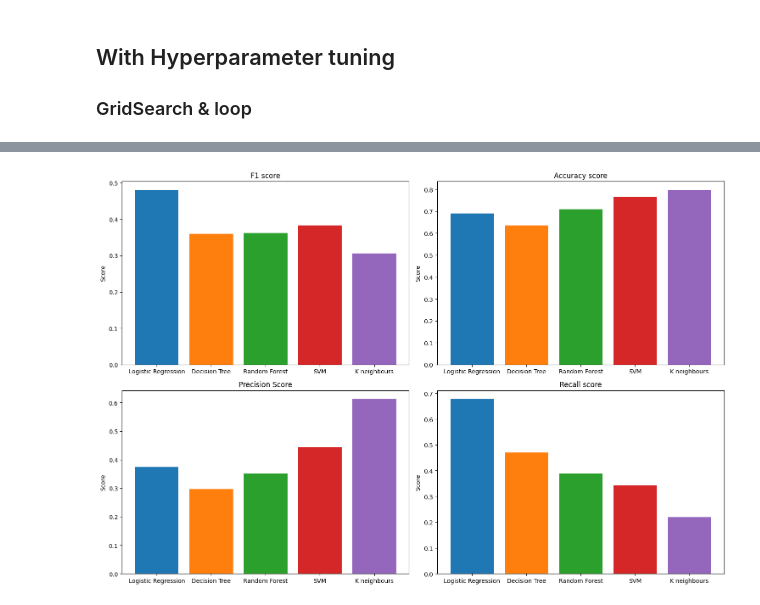
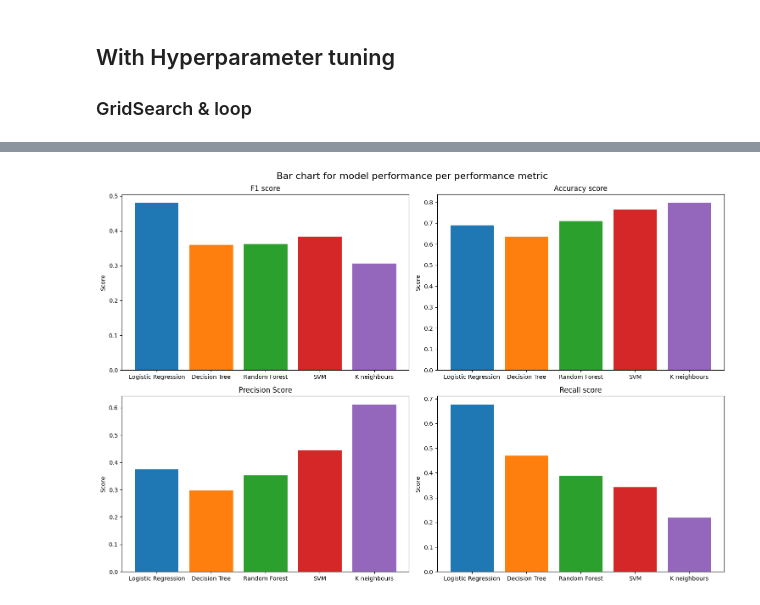
Before and after one commit to sophiak12/Individual_Project, a Jupyter notebook: src/models.ipynb, the cells around one changed output, grey strips where cells are left out. Saved outputs shown, nothing was run; the diff lists cells and outputs as text; code cells hidden in the pictures.

```diff
--- a/src/models.ipynb
+++ b/src/models.ipynb
@@ -358,25 +358,26 @@ display(binomialTestResultsGrid)
 | K neighbours | 0.663521 | 0.796875 | 0.305703 | 0.219231 | 0.611944 | [[480, 23], [107, 30]] | 1.195554e-13 |
 # %%
 significance_levels = [[test[1] < 0.01 for test in model] for model in tTestResults.values()]
-metrics = list(allMeanScores.keys()) #Performance metrics
+metrics = list(allMeanScores.keys()) #list fo performance metric keys
 metricTitles = ['F1 score', 'Accuracy score', 'Precision Score', 'Recall score']
 models = ['Logistic Regression', 'Decision Tree', 'Random Forest', 'SVM', 'K neighbours']
 
 fig, axs = plt.subplots(2, 2, figsize=(15, 10))
 axs = axs.flatten()
 
 for i, metric in enumerate(metrics):
     ax = axs[i]
     values = allMeanScores[metric]
     significance = significance_levels[i]
     bars = ax.bar(models, values, color=plt.cm.tab10(np.arange(len(models))))
     # Adding stars for significance of t tests
     for bar, p_value in zip(bars, significance):
         if p_value:
             ax.text(bar.get_x() + bar.get_width() / 2, bar.get_height(), '*', ha='center', va='bottom')
     ax.set_title(metricTitles[i])
     ax.set_ylabel('Score')
+plt.suptitle('Bar chart for model performance per performance metric', fontsize=16)
 plt.tight_layout()
 plt.show()
 # %% [output]
-[figure, old version]
+[figure, new version]
```
Also changed, not shown: 12 other files.
